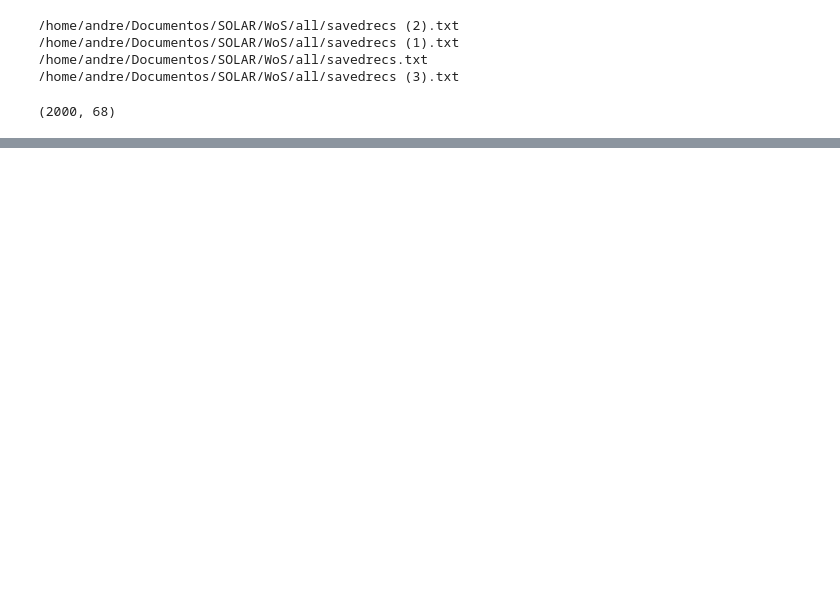
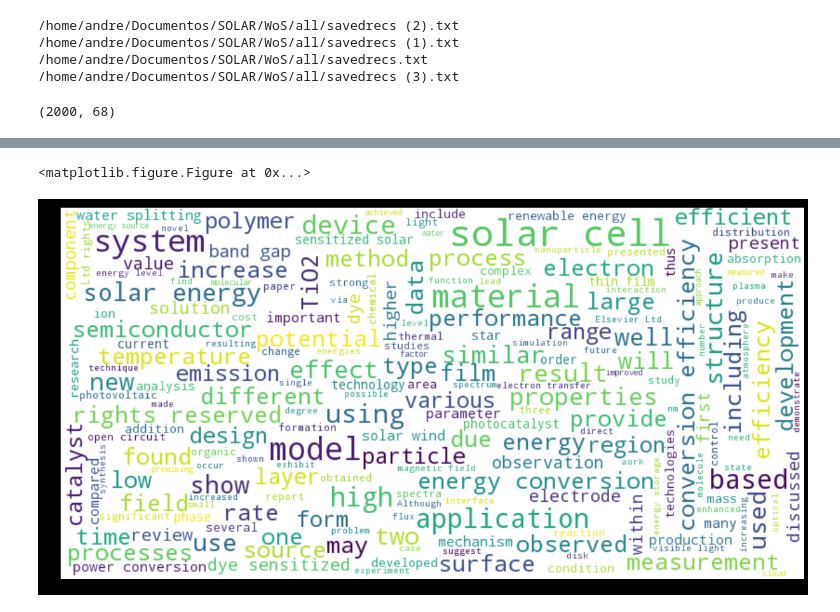
Before and after one commit to abndre/Solar_Energy, a Jupyter notebook: WoS/All_files.ipynb, the cells around one changed output, grey strips where cells are left out. Drawn from its saved outputs; the diff is of its cells as text; code cells hidden in the pictures; blank space fills up the shorter version.

```diff
--- a/WoS/All_files.ipynb
+++ b/WoS/All_files.ipynb
@@ -43,0 +57,5 @@ frame.shape
+# %%
+WordcloudPlot(frame,'AB') #abstract
+# %% [output]
+<matplotlib.figure.Figure at 0x...>
+[figure, added]
```
Also changed, not shown: parts of 14 cells of this notebook, 2 other files.
